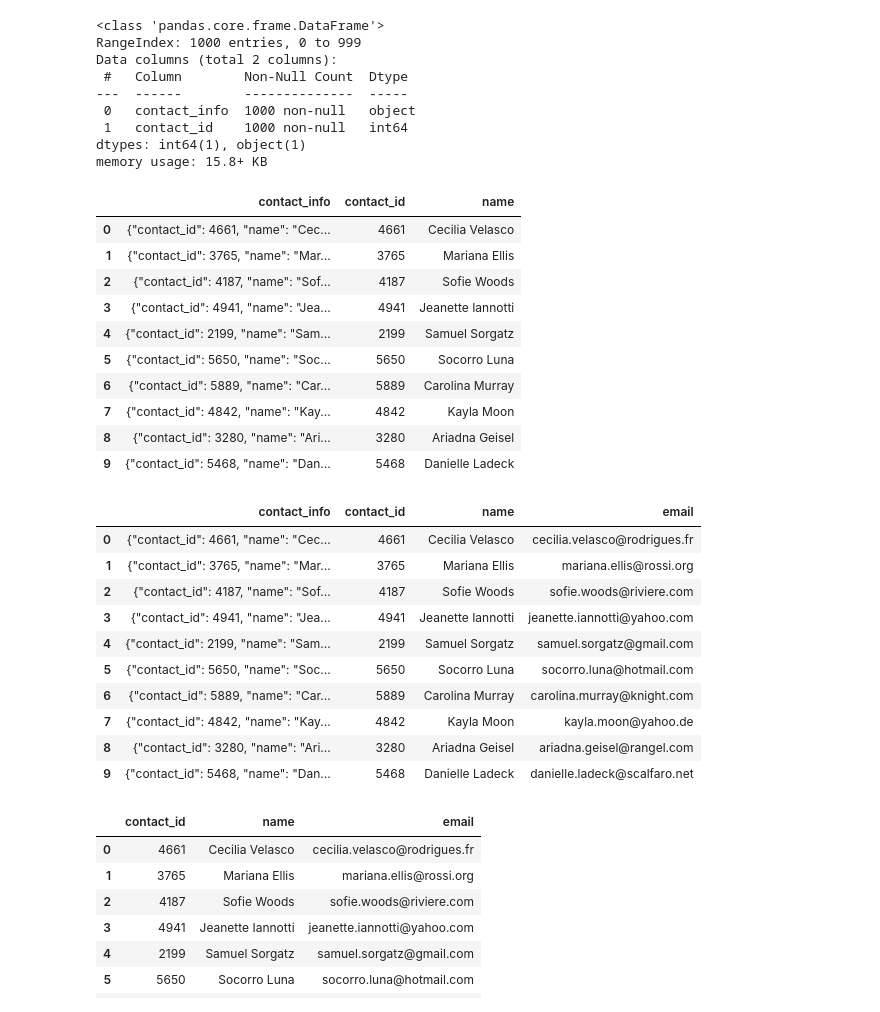
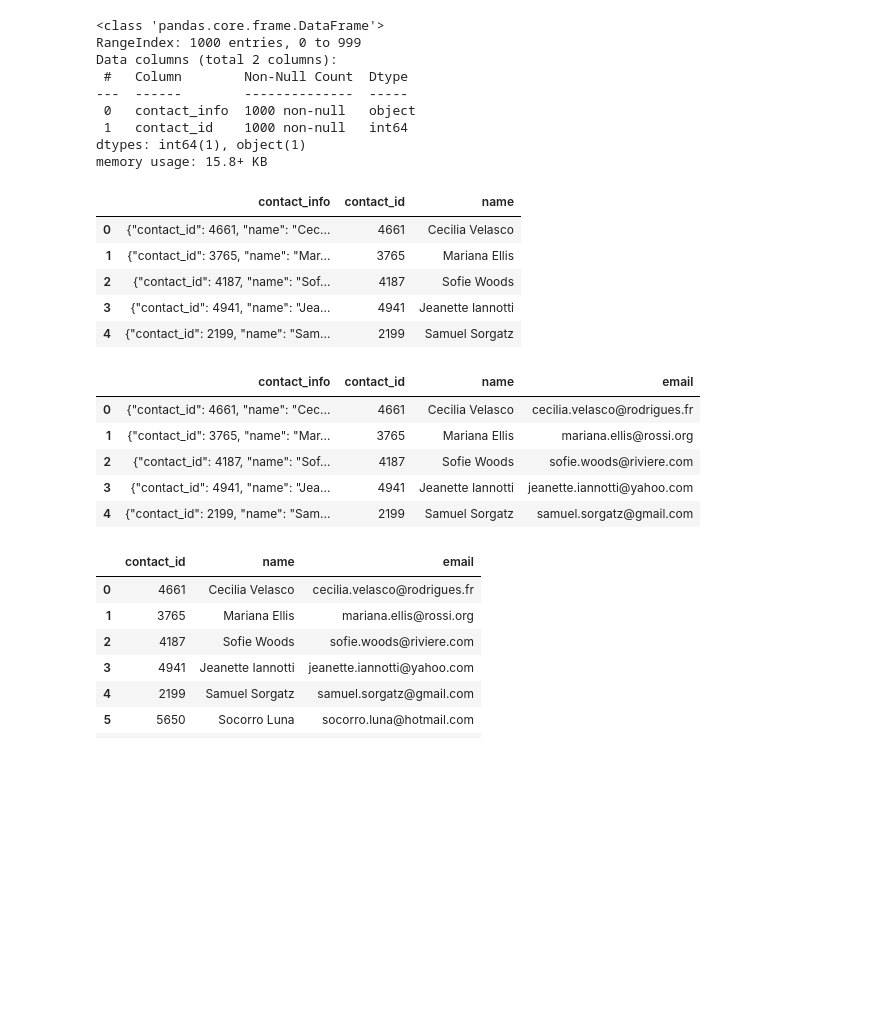
Before and after one commit to Evkn00/Crowdfunding_ETL, a Jupyter notebook: ETL_Mini_Project_Starter_Code.ipynb, the cells around one changed output. Drawn from its saved outputs; the diff is of its cells as text; code cells hidden in the pictures; blank space fills up the shorter version.

Commit message:
Combined Paula's code into main file

```diff
--- a/ETL_Mini_Project_Starter_Code.ipynb
+++ b/ETL_Mini_Project_Starter_Code.ipynb
@@ -284,7 +237,7 @@ campaign_cleaned.to_csv("Resources/campaign.csv", index=False)
 ### Extract the contacts.xlsx Data.
 # %%
 # Read the data into a Pandas DataFrame. Use the `header=2` parameter when reading in the data.
-contact_info_df = pd.read_excel('Resources/contacts.xlsx', header=2)
+contact_info_df = pd.read_excel('Resources/contacts.xlsx', header=3)
 contact_info_df.head()
 # %% [output]
 |  | contact_info |
@@ -409,0 +354,12 @@ contact_info_df_copy.head()
+# %%
+# Extract the four-digit contact ID number.
+
+#get each row into a list
+contact_list = contact_info_df_copy.values.tolist()
+
+#list comprehension to extract the digits
+id_rows = [re.findall('[0-9]+', row[0])[0] for row in contact_list]
+
+#add contact_id column to df
+contact_info_df_copy['contact_id'] = id_rows
+contact_info_df_copy.head()
@@ -421,6 +385,10 @@ dtypes: object(2)
 memory usage: 15.8+ KB
 # %%
 # Convert the "contact_id" column to an int64 data type.
+contact_info_df_copy['contact_id'] = contact_info_df_copy['contact_id'].astype('int64')
+
+#check the datatypes
+contact_info_df_copy.info()
 # %% [output]
 <class 'pandas.core.frame.DataFrame'>
 RangeIndex: 1000 entries, 0 to 999
@@ -433,6 +401,13 @@ dtypes: int64(1), object(1)
 memory usage: 15.8+ KB
 # %%
 # Extract the name of the contact and add it to a new column.
+
+#list comprehension to extract the name (using above created row list)
+name_rows = [re.findall(f'"name": "(.*?)"', row[0])[0] for row in contact_list]
+
+#add name column to df
+contact_info_df_copy['name'] = name_rows
+contact_info_df_copy.head()
 # %% [output]
 |  | contact_info | contact_id | name |
 | 0 | {"contact_id": 4661, "name": "Cec... | 4661 | Cecilia Velasco |
@@ -440,24 +415,20 @@ memory usage: 15.8+ KB
 | 2 | {"contact_id": 4187, "name": "Sof... | 4187 | Sofie Woods |
 | 3 | {"contact_id": 4941, "name": "Jea... | 4941 | Jeanette Iannotti |
 | 4 | {"contact_id": 2199, "name": "Sam... | 2199 | Samuel Sorgatz |
-| 5 | {"contact_id": 5650, "name": "Soc... | 5650 | Socorro Luna |
-| 6 | {"contact_id": 5889, "name": "Car... | 5889 | Carolina Murray |
-| 7 | {"contact_id": 4842, "name": "Kay... | 4842 | Kayla Moon |
-| 8 | {"contact_id": 3280, "name": "Ari... | 3280 | Ariadna Geisel |
-| 9 | {"contact_id": 5468, "name": "Dan... | 5468 | Danielle Ladeck |
 # %%
 # Extract the email from the contacts and add the values to a new column.
+#list comprehension to extract the email address (using above created row list)
+email_rows = [re.findall(f'"email": "(.*?)"', row[0])[0] for row in contact_list]
+
+#add email column to df
+contact_info_df_copy['email'] = email_rows
+contact_info_df_copy.head()
 # %% [output]
 |  | contact_info | contact_id | name | email |
 | 0 | {"contact_id": 4661, "name": "Cec... | 4661 | Cecilia Velasco | cecilia.velasco@rodrigues.fr |
 | 1 | {"contact_id": 3765, "name": "Mar... | 3765 | Mariana Ellis | mariana.ellis@rossi.org |
 | 2 | {"contact_id": 4187, "name": "Sof... | 4187 | Sofie Woods | sofie.woods@riviere.com |
 | 3 | {"contact_id": 4941, "name": "Jea... | 4941 | Jeanette Iannotti | jeanette.iannotti@yahoo.com |
 | 4 | {"contact_id": 2199, "name": "Sam... | 2199 | Samuel Sorgatz | samuel.sorgatz@gmail.com |
-| 5 | {"contact_id": 5650, "name": "Soc... | 5650 | Socorro Luna | socorro.luna@hotmail.com |
-| 6 | {"contact_id": 5889, "name": "Car... | 5889 | Carolina Murray | carolina.murray@knight.com |
-| 7 | {"contact_id": 4842, "name": "Kay... | 4842 | Kayla Moon | kayla.moon@yahoo.de |
-| 8 | {"contact_id": 3280, "name": "Ari... | 3280 | Ariadna Geisel | ariadna.geisel@rangel.com |
-| 9 | {"contact_id": 5468, "name": "Dan... | 5468 | Danielle Ladeck | danielle.ladeck@scalfaro.net |
 # %%
 # Create a copy of the contact_info_df with the 'contact_id', 'name', 'email' columns.
```
Also changed, not shown: parts of 18 cells of this notebook, 3 other files.
